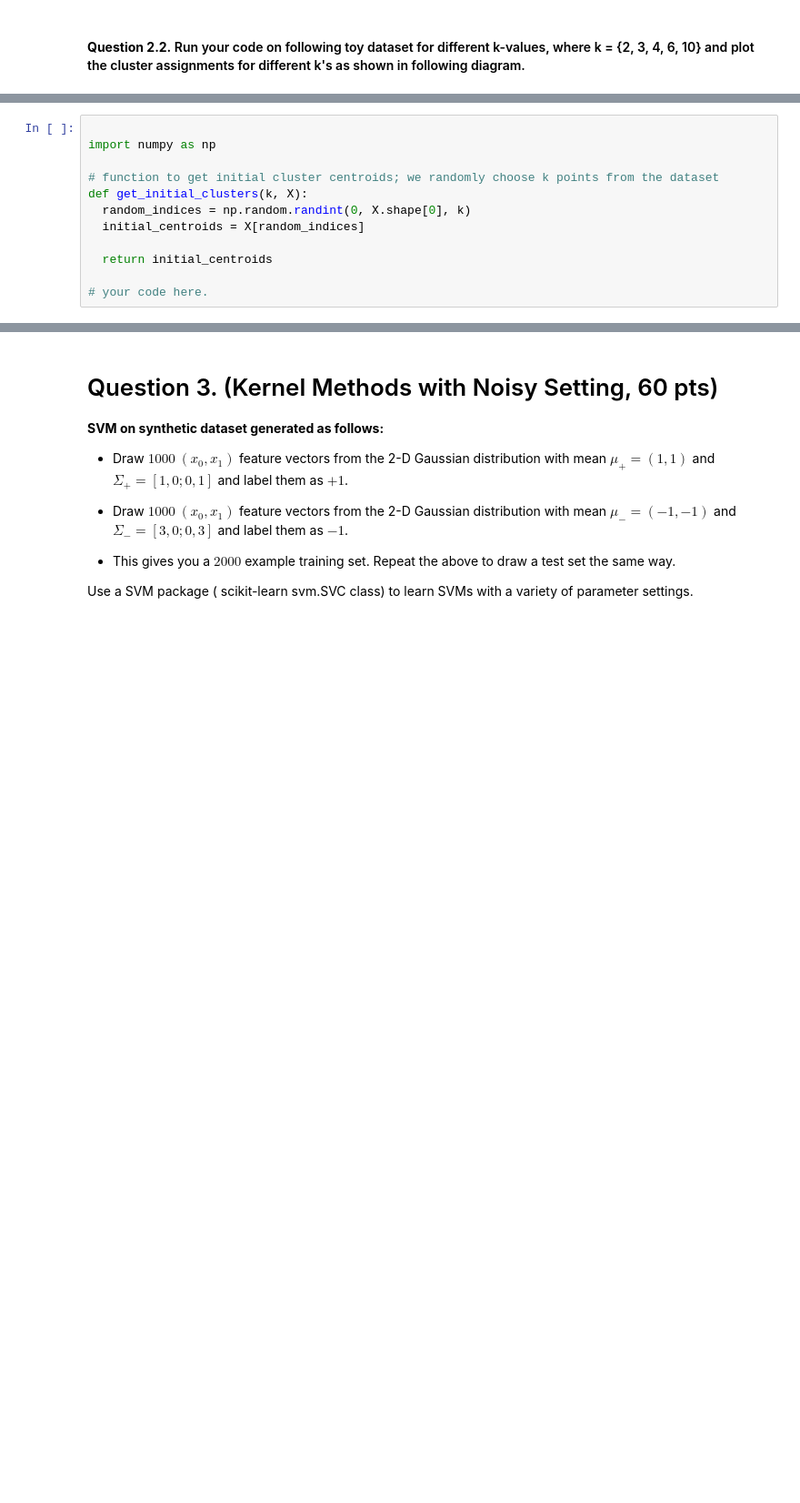
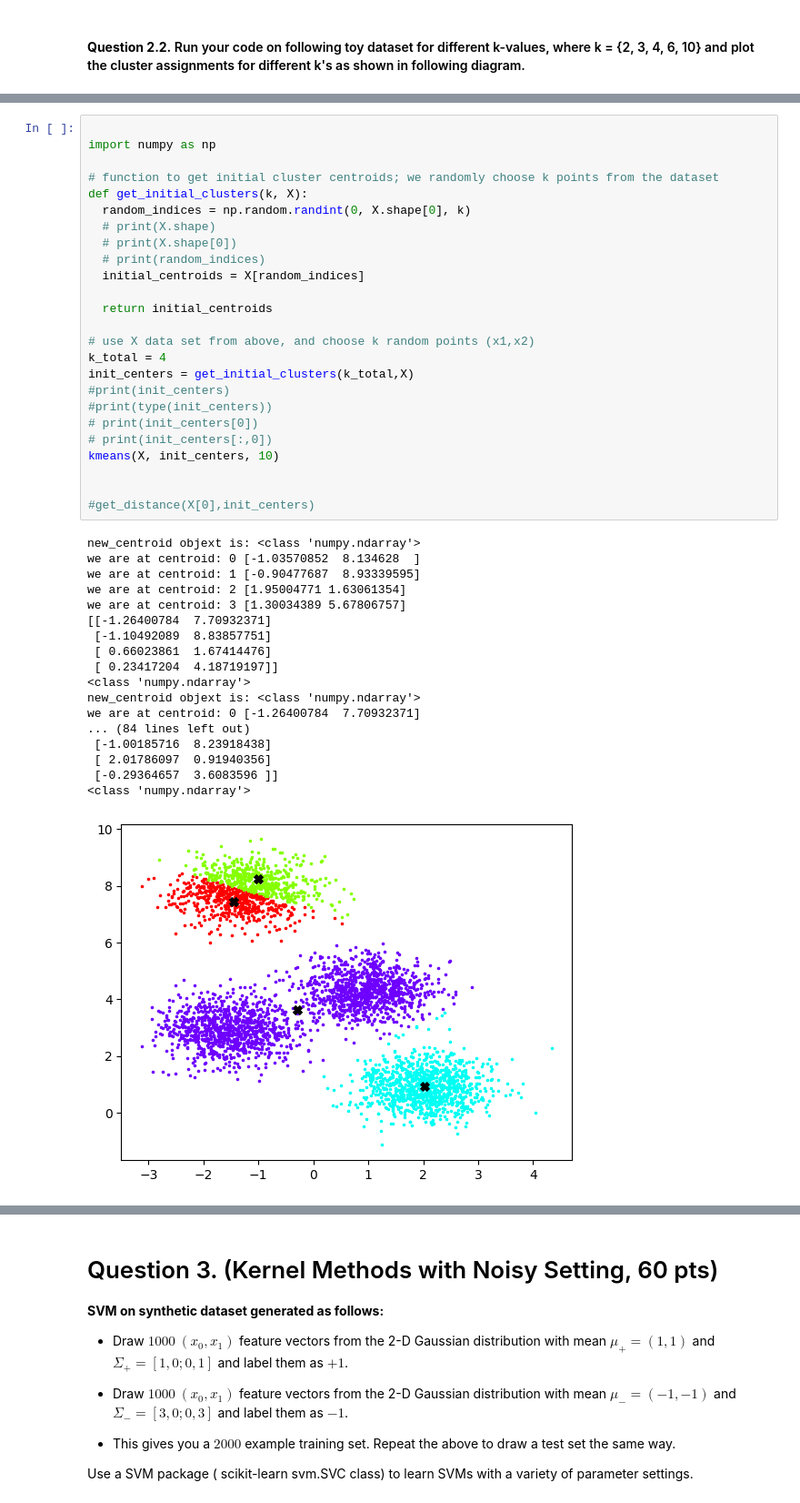
Before and after one commit to valentinbaltazar/ML_course, a Jupyter notebook: Assignment4/Assignment4.ipynb, the cells around one changed output, grey strips where cells are left out. Shown at 91% size. Saved outputs shown, nothing was run; the diff lists cells and outputs as text; blank space fills up the shorter version.

```diff
--- a/Assignment4/Assignment4.ipynb
+++ b/Assignment4/Assignment4.ipynb
@@ -95,12 +180,44 @@ for k, col in enumerate(colors):
 # %%
 
 import numpy as np
 
 # function to get initial cluster centroids; we randomly choose k points from the dataset
 def get_initial_clusters(k, X):
   random_indices = np.random.randint(0, X.shape[0], k)
+  # print(X.shape)
+  # print(X.shape[0])
+  # print(random_indices)
   initial_centroids = X[random_indices]
 
   return initial_centroids
 
-# your code here.
+# use X data set from above, and choose k random points (x1,x2)
+k_total = 4
+init_centers = get_initial_clusters(k_total,X)
+#print(init_centers)
+#print(type(init_centers))
+# print(init_centers[0])
+# print(init_centers[:,0])
+kmeans(X, init_centers, 10)
+
+
+#get_distance(X[0],init_centers)
+# %% [output]
+new_centroid objext is: <class 'numpy.ndarray'>
+we are at centroid: 0 [-1.03570852  8.134628  ]
+we are at centroid: 1 [-0.90477687  8.93339595]
+we are at centroid: 2 [1.95004771 1.63061354]
+we are at centroid: 3 [1.30034389 5.67806757]
+[[-1.26400784  7.70932371]
+ [-1.10492089  8.83857751]
+ [ 0.66023861  1.67414476]
+ [ 0.23417204  4.18719197]]
+<class 'numpy.ndarray'>
+new_centroid objext is: <class 'numpy.ndarray'>
+we are at centroid: 0 [-1.26400784  7.70932371]
+... (84 lines left out)
+ [-1.00185716  8.23918438]
+ [ 2.01786097  0.91940356]
+ [-0.29364657  3.6083596 ]]
+<class 'numpy.ndarray'>
+[figure, added]
```
Also changed, not shown: parts of 9 cells of this notebook.
